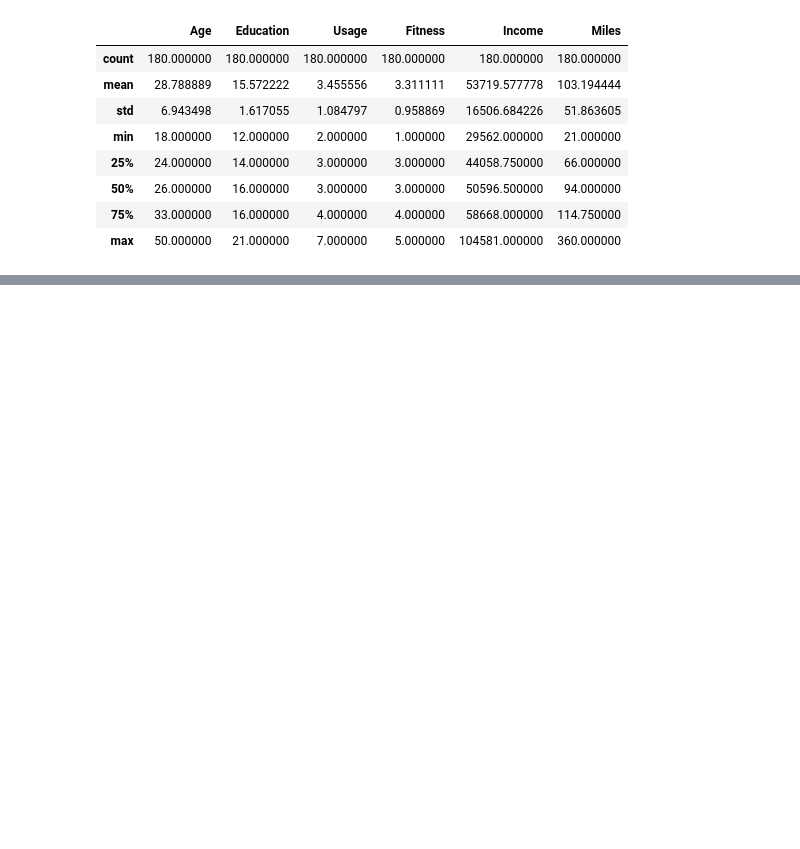
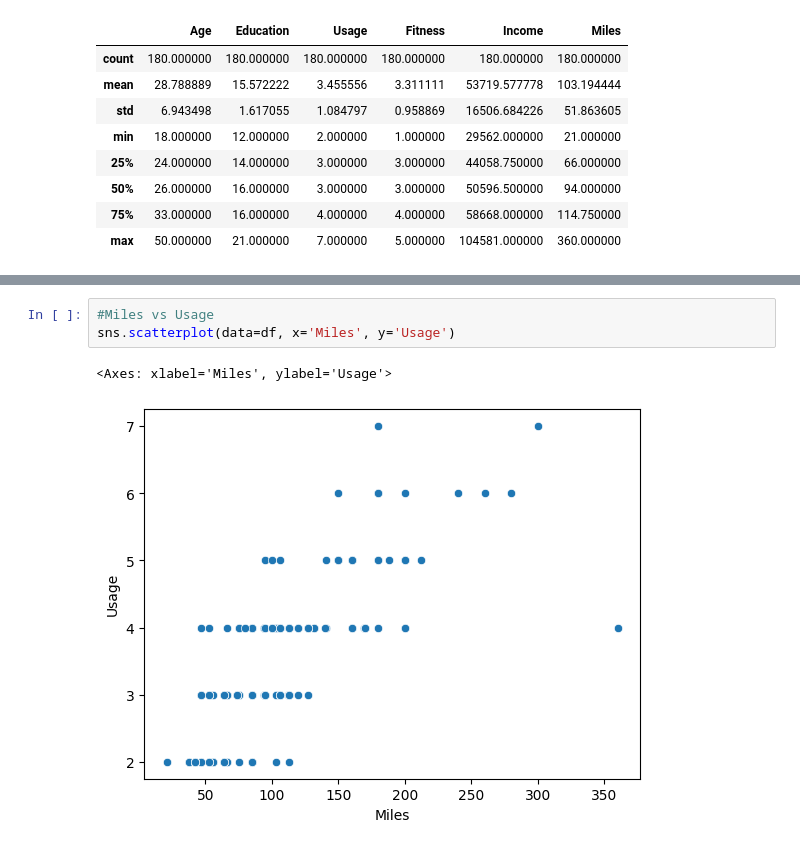
Before and after one commit to asn5995/data-science-projects, a Jupyter notebook: DP1.ipynb, the cells around one changed output, grey strips where cells are left out. Saved outputs shown, nothing was run; the diff lists cells and outputs as text; blank space fills up the shorter version.

```diff
--- a/DP1.ipynb
+++ b/DP1.ipynb
@@ -84,0 +214,6 @@ sns.boxplot()
+# %%
+#Miles vs Usage
+sns.scatterplot(data=df, x='Miles', y='Usage')
+# %% [output]
+<Axes: xlabel='Miles', ylabel='Usage'>
+[figure, added]
```
Also changed, not shown: parts of 18 cells of this notebook.
